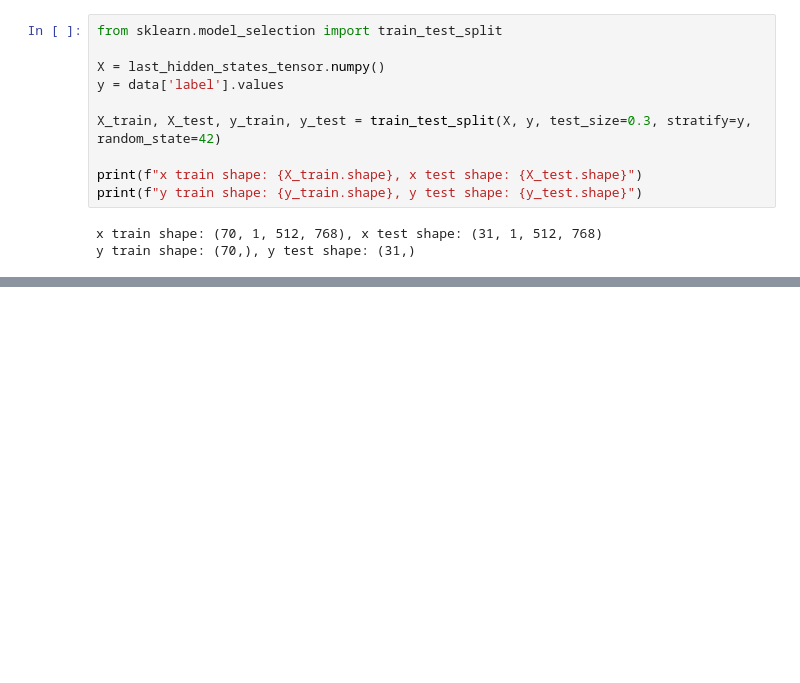
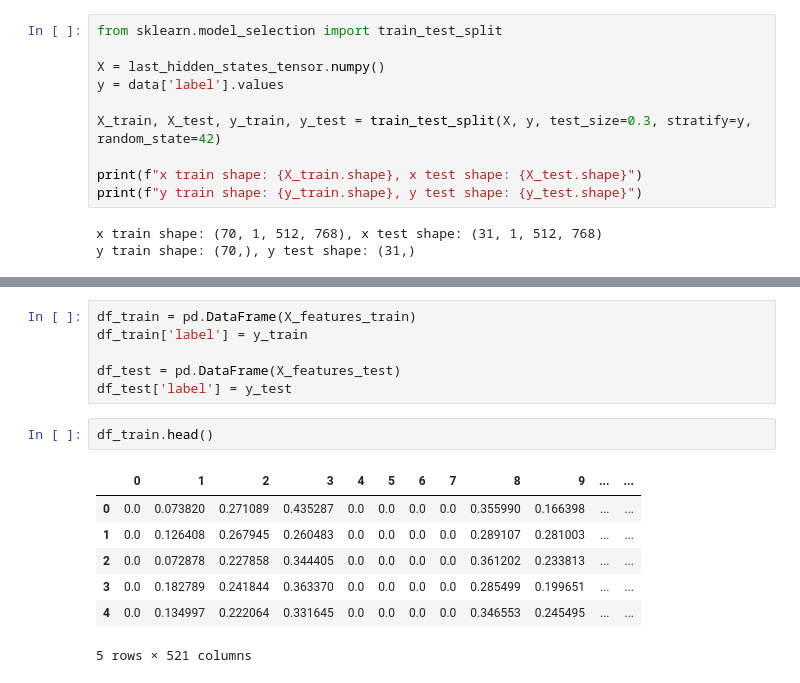
Before and after one commit to laiacoronas/predicting_dementia, a Jupyter notebook: pruebas.ipynb, the cells around one changed output, grey strips where cells are left out. Saved outputs shown, nothing was run; the diff lists cells and outputs as text; blank space fills up the shorter version.

```diff
--- a/pruebas.ipynb
+++ b/pruebas.ipynb
@@ -225,0 +247,16 @@ y train shape: (70,), y test shape: (31,)
+# %%
+df_train = pd.DataFrame(X_features_train)
+df_train['label'] = y_train
+
+df_test = pd.DataFrame(X_features_test)
+df_test['label'] = y_test
+# %%
+df_train.head()
+# %% [output]
+|  | 0 | 1 | 2 | 3 | 4 | 5 | 6 | 7 | 8 | 9 | ... | ... |
+| 0 | 0.0 | 0.073820 | 0.271089 | 0.435287 | 0.0 | 0.0 | 0.0 | 0.0 | 0.355990 | 0.166398 | ... | ... |
+| 1 | 0.0 | 0.126408 | 0.267945 | 0.260483 | 0.0 | 0.0 | 0.0 | 0.0 | 0.289107 | 0.281003 | ... | ... |
+| 2 | 0.0 | 0.072878 | 0.227858 | 0.344405 | 0.0 | 0.0 | 0.0 | 0.0 | 0.361202 | 0.233813 | ... | ... |
+| 3 | 0.0 | 0.182789 | 0.241844 | 0.363370 | 0.0 | 0.0 | 0.0 | 0.0 | 0.285499 | 0.199651 | ... | ... |
+| 4 | 0.0 | 0.134997 | 0.222064 | 0.331645 | 0.0 | 0.0 | 0.0 | 0.0 | 0.346553 | 0.245495 | ... | ... |
+5 rows × 521 columns
```
Also changed, not shown: parts of 12 cells of this notebook, 1 other file.
